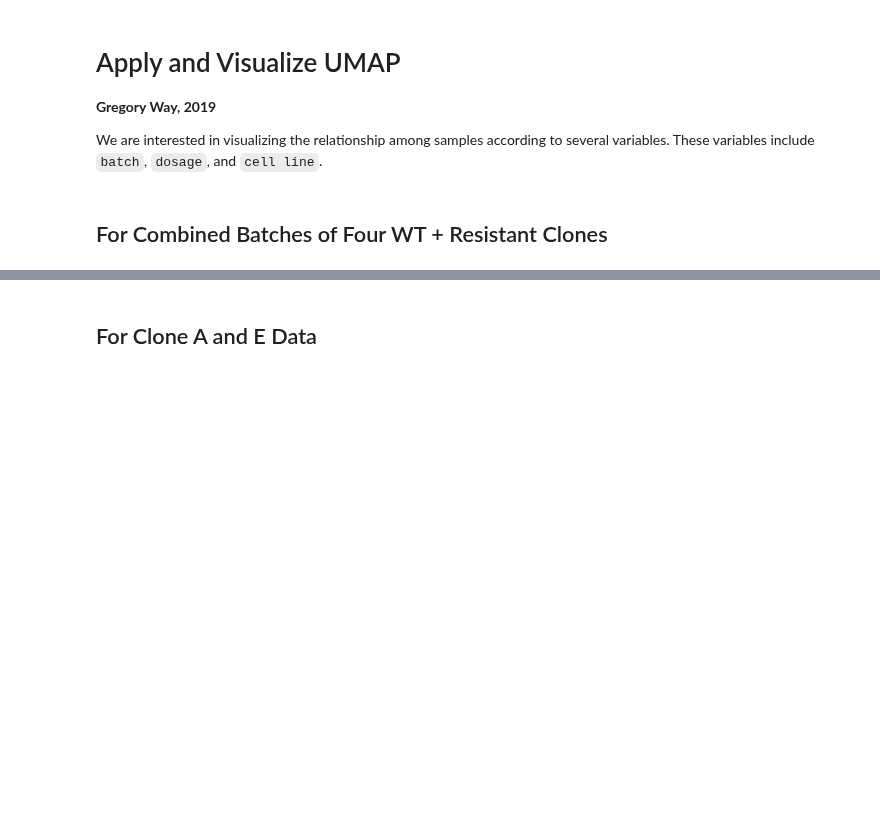
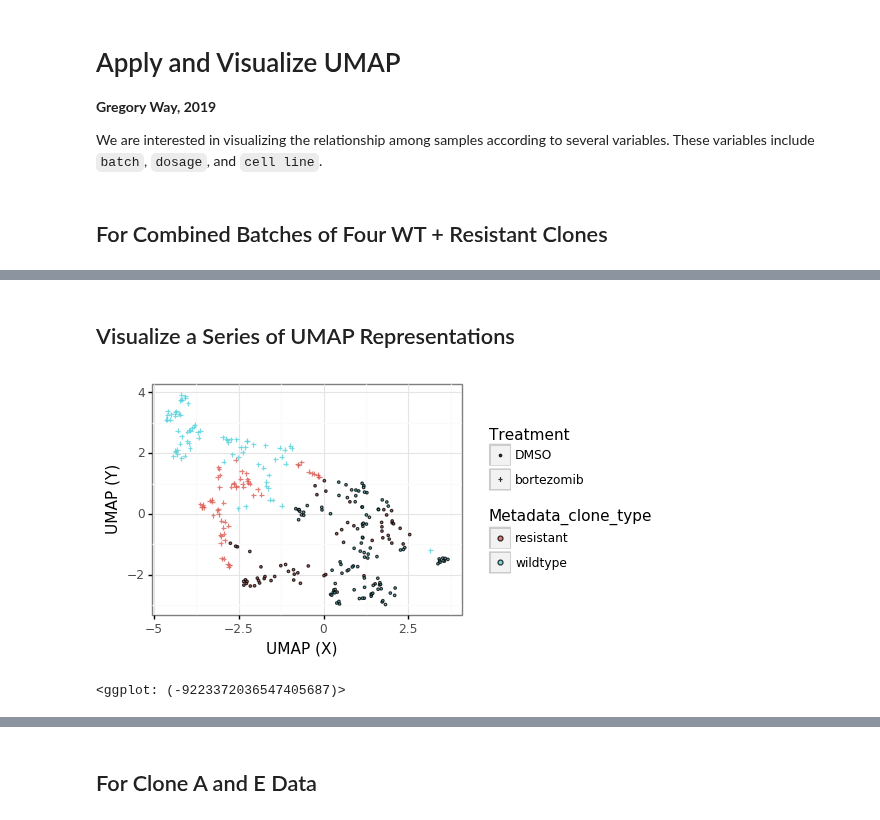
Before and after one commit to broadinstitute/profiling-resistance-mechanisms, a Jupyter notebook: 2.describe-data/3.umap.ipynb, the cells around one changed output, grey strips where cells are left out. Saved outputs shown, nothing was run; the diff lists cells and outputs as text; code cells hidden in the pictures; blank space fills up the shorter version.

```diff
--- a/2.describe-data/3.umap.ipynb
+++ b/2.describe-data/3.umap.ipynb
@@ -71,0 +72,22 @@ def fuzzy_simplicial_set(
+# %% [markdown]
+## Visualize a Series of UMAP Representations
+# %%
+umap_resistant_type_gg = (
+    gg.ggplot(embedding_df, gg.aes(x="x", y="y"))
+    + gg.geom_point(
+        gg.aes(fill="Metadata_clone_type", shape="Metadata_treatment"),
+        color='black', alpha=0.8)
+    + gg.theme_bw()
+    + gg.xlab("UMAP (X)")
+    + gg.ylab("UMAP (Y)")
+    + gg.scale_shape_manual(name="Treatment", values=[".", "+"])
+)
+
+file = os.path.join("figures", "umap", "four_clone_umap_resistant_type")
+for extension in ['.png', '.pdf', '.svg']:
+    umap_resistant_type_gg.save(filename='{}{}'.format(file, extension), height=3, width=4, dpi=400)
+
+umap_resistant_type_gg
+# %% [output]
+[figure, added]
+<ggplot: (-9223372036547405687)>
```
Also changed, not shown: parts of 12 cells of this notebook, 1 other file.
